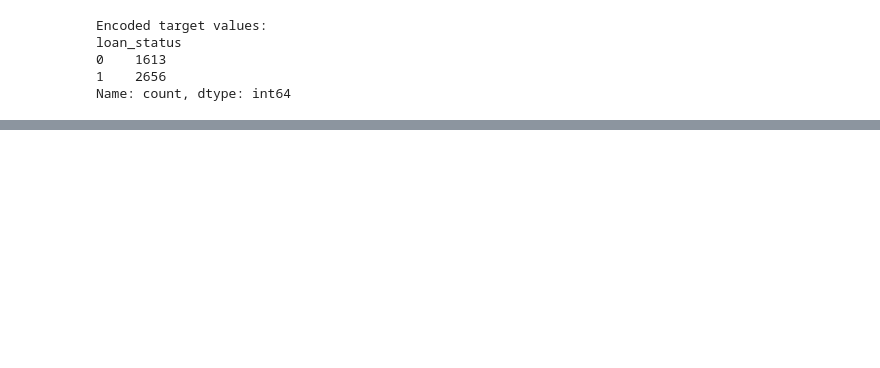
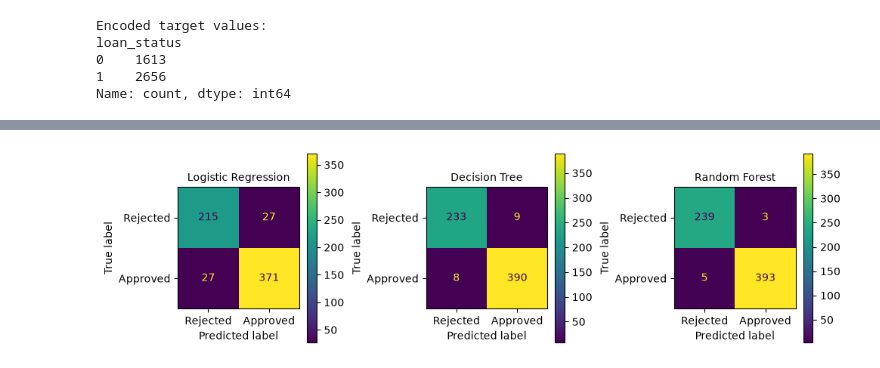
Before and after one commit to Benjamin-Ajagun/loan-approval-prediction, a Jupyter notebook: loan_approval_prediction.ipynb, the cells around one changed output, grey strips where cells are left out. Cells and saved outputs as stored; diff of their text form; code cells hidden in the pictures; blank space fills up the shorter version.

Commit message:
Complete loan approval prediction project

```diff
--- a/loan_approval_prediction.ipynb
+++ b/loan_approval_prediction.ipynb
@@ -931,0 +942,6 @@ ImportError: DLL load failed while importing _base: An Application Control polic
+# %%
+numeric_features = X_train.select_dtypes(include=np.number).columns.tolist()
+categorical_features = X_train.select_dtypes(include="object").columns.tolist()
+
+print("Numerical features:", numeric_features)
+print("Categorical features:", categorical_features)
@@ -931,0 +1052,19 @@ ImportError: DLL load failed while importing _base: An Application Control polic
+# %%
+from sklearn.metrics import accuracy_score, precision_score, recall_score, f1_score
+
+baseline_results = []
+
+for name, pipeline in results.items():
+    y_pred = pipeline.predict(X_val)
+
+    baseline_results.append({
+        "Model": name,
+        "Accuracy": accuracy_score(y_val, y_pred),
+        "Precision": precision_score(y_val, y_pred),
+        "Recall": recall_score(y_val, y_pred),
+        "F1 Score": f1_score(y_val, y_pred)
+    })
+
+baseline_df = pd.DataFrame(baseline_results)
+
+display(baseline_df.round(3))
@@ -931,0 +1103,21 @@ ImportError: DLL load failed while importing _base: An Application Control polic
+# %%
+from sklearn.metrics import ConfusionMatrixDisplay
+import matplotlib.pyplot as plt
+
+fig, axes = plt.subplots(1, 3, figsize=(10, 3))
+
+for ax, (name, pipeline) in zip(axes, results.items()):
+    y_pred = pipeline.predict(X_val)
+
+    ConfusionMatrixDisplay.from_predictions(
+        y_val,
+        y_pred,
+        display_labels=["Rejected", "Approved"],
+        ax=ax
+    )
+    ax.set_title(name, fontsize=10)
+
+plt.tight_layout()
+plt.show()
+# %% [output]
+[figure, added]
```
Also changed, not shown: parts of 33 cells of this notebook, 3 other files.
